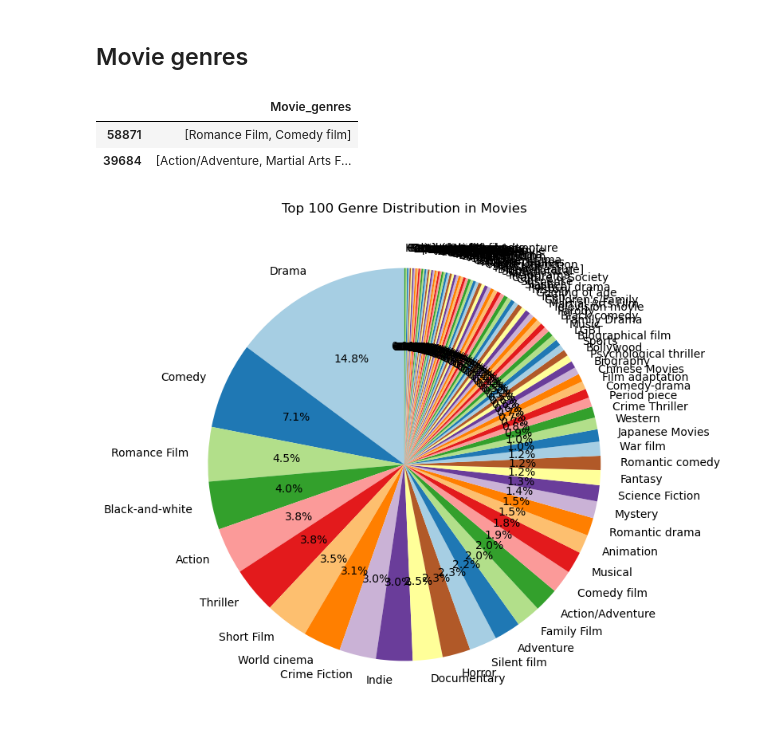
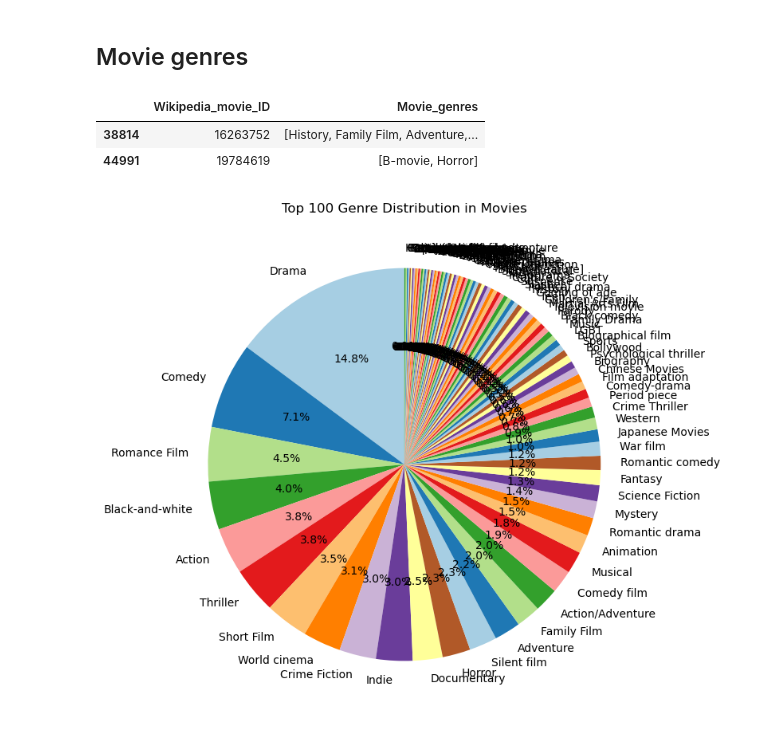
Before and after one commit to epfl-ada/ada-2024-project-dataffoneurs, a Jupyter notebook: src/scripts/movie_data_exploration.ipynb, the cells around one changed output. Drawn from its saved outputs; the diff is of its cells as text; code cells hidden in the pictures.

```diff
--- a/src/scripts/movie_data_exploration.ipynb
+++ b/src/scripts/movie_data_exploration.ipynb
@@ -89,12 +89,14 @@ Explanation of our choices for which plots to retrieve from wikipedia
 # %% [markdown]
 ## Movie genres
 # %%
-df_genre = df_movie["Movie_genres"].str.split(", ").to_frame().dropna()
+df_genre = df_movie[["Wikipedia_movie_ID", "Movie_genres"]].copy()
+df_genre["Movie_genres"] = df_movie["Movie_genres"].str.split(", ").to_frame()
+df_genre.dropna(inplace=True)
 df_genre.sample(2)
 # %% [output]
-|  | Movie_genres |
-| 58871 | [Romance Film, Comedy film] |
-| 39684 | [Action/Adventure, Martial Arts F... |
+|  | Wikipedia_movie_ID | Movie_genres |
+| 38814 | 16263752 | [History, Family Film, Adventure,... |
+| 44991 | 19784619 | [B-movie, Horror] |
 # %%
 # Flatten the list of genres and get unique genre counts
 all_genres = [genre for genres in df_genre['Movie_genres'] for genre in genres]
```
Also changed, not shown: parts of 8 cells of this notebook, 1 other file.
